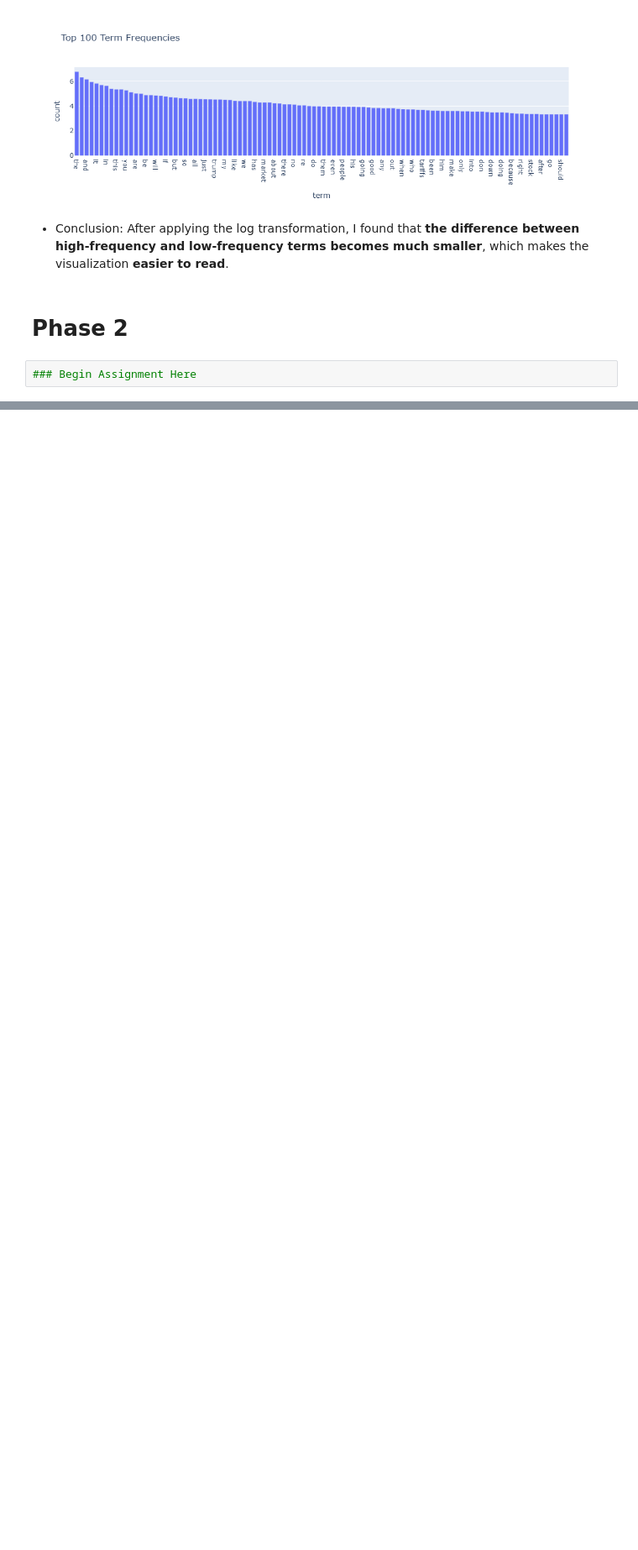
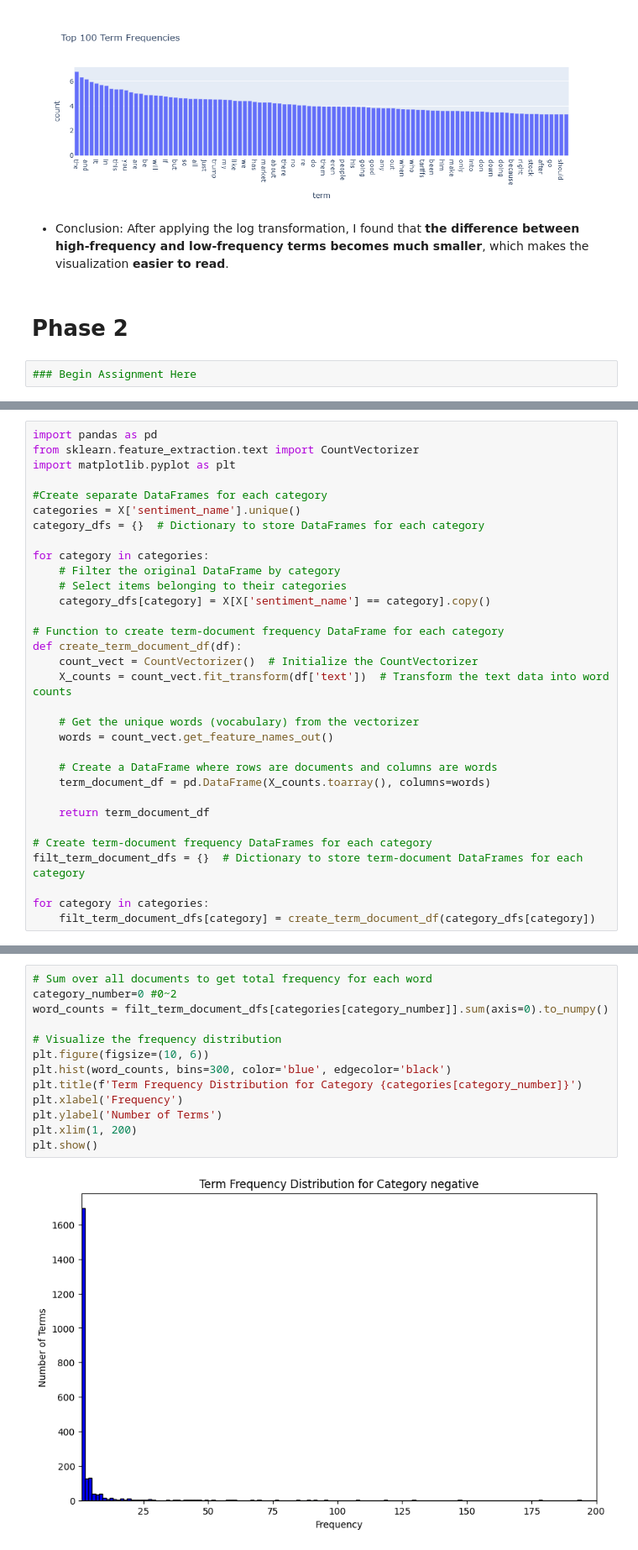
Before and after one commit to shangchehsieh/DM2025-Lab1-Exercise, a Jupyter notebook: DM2025-Lab1-Homework.ipynb, the cells around one changed output, grey strips where cells are left out. Shown: that part at 84% size. Drawn from its saved outputs; the diff is of its cells as text; blank space fills up the shorter version.

```diff
--- a/DM2025-Lab1-Homework.ipynb
+++ b/DM2025-Lab1-Homework.ipynb
@@ -647,0 +652,32 @@ fig.show()
+# %%
+import pandas as pd
+from sklearn.feature_extraction.text import CountVectorizer
+import matplotlib.pyplot as plt
+
+#Create separate DataFrames for each category
+categories = X['sentiment_name'].unique()
+category_dfs = {}  # Dictionary to store DataFrames for each category
+
+for category in categories:
+    # Filter the original DataFrame by category
+    # Select items belonging to their categories
+    category_dfs[category] = X[X['sentiment_name'] == category].copy()
+
+# Function to create term-document frequency DataFrame for each category
+def create_term_document_df(df):
+    count_vect = CountVectorizer()  # Initialize the CountVectorizer
+    X_counts = count_vect.fit_transform(df['text'])  # Transform the text data into word counts
+
+    # Get the unique words (vocabulary) from the vectorizer
+    words = count_vect.get_feature_names_out()
+
+    # Create a DataFrame where rows are documents and columns are words
+    term_document_df = pd.DataFrame(X_counts.toarray(), columns=words)
+
+    return term_document_df
+
+# Create term-document frequency DataFrames for each category
+filt_term_document_dfs = {}  # Dictionary to store term-document DataFrames for each category
+
+for category in categories:
+    filt_term_document_dfs[category] = create_term_document_df(category_dfs[category])
@@ -647,0 +715,15 @@ fig.show()
+# %%
+# Sum over all documents to get total frequency for each word
+category_number=0 #0~2
+word_counts = filt_term_document_dfs[categories[category_number]].sum(axis=0).to_numpy()
+
+# Visualize the frequency distribution
+plt.figure(figsize=(10, 6))
+plt.hist(word_counts, bins=300, color='blue', edgecolor='black')
+plt.title(f'Term Frequency Distribution for Category {categories[category_number]}')
+plt.xlabel('Frequency')
+plt.ylabel('Number of Terms')
+plt.xlim(1, 200)
+plt.show()
+# %% [output]
+[figure, added]
```
Also changed, not shown: parts of 19 cells of this notebook.
